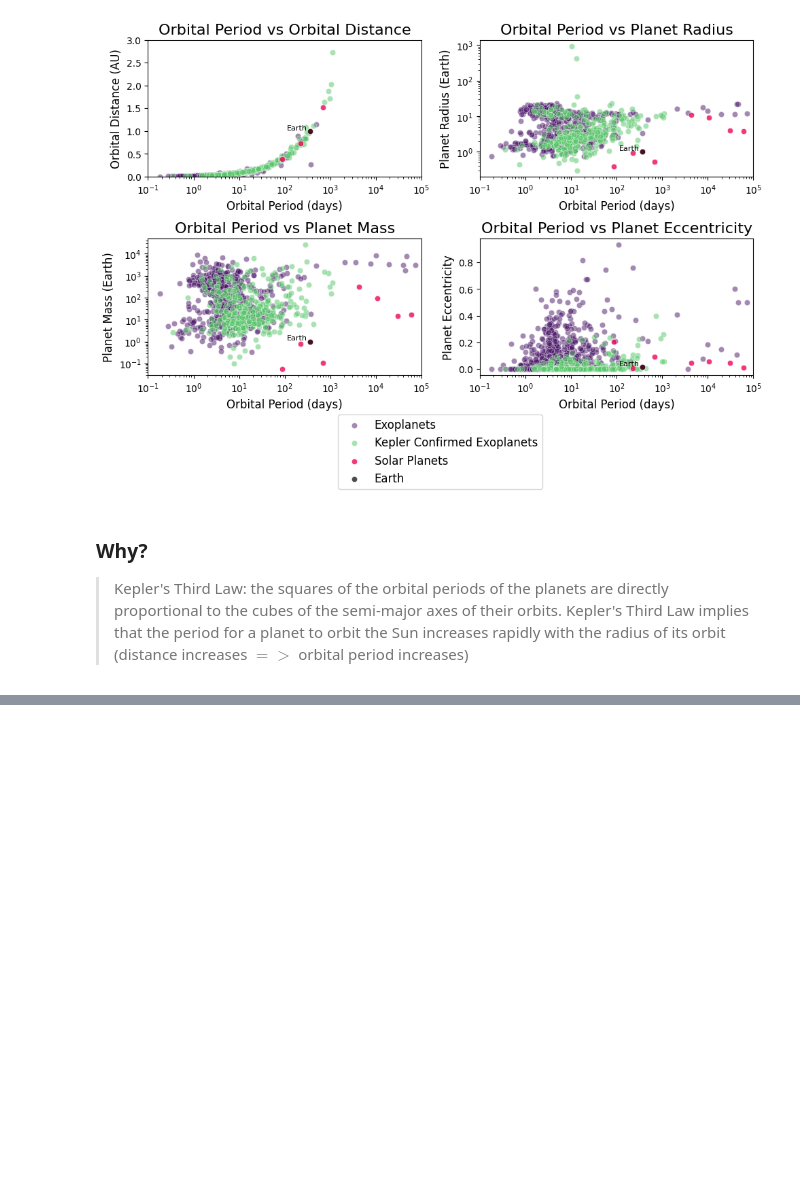
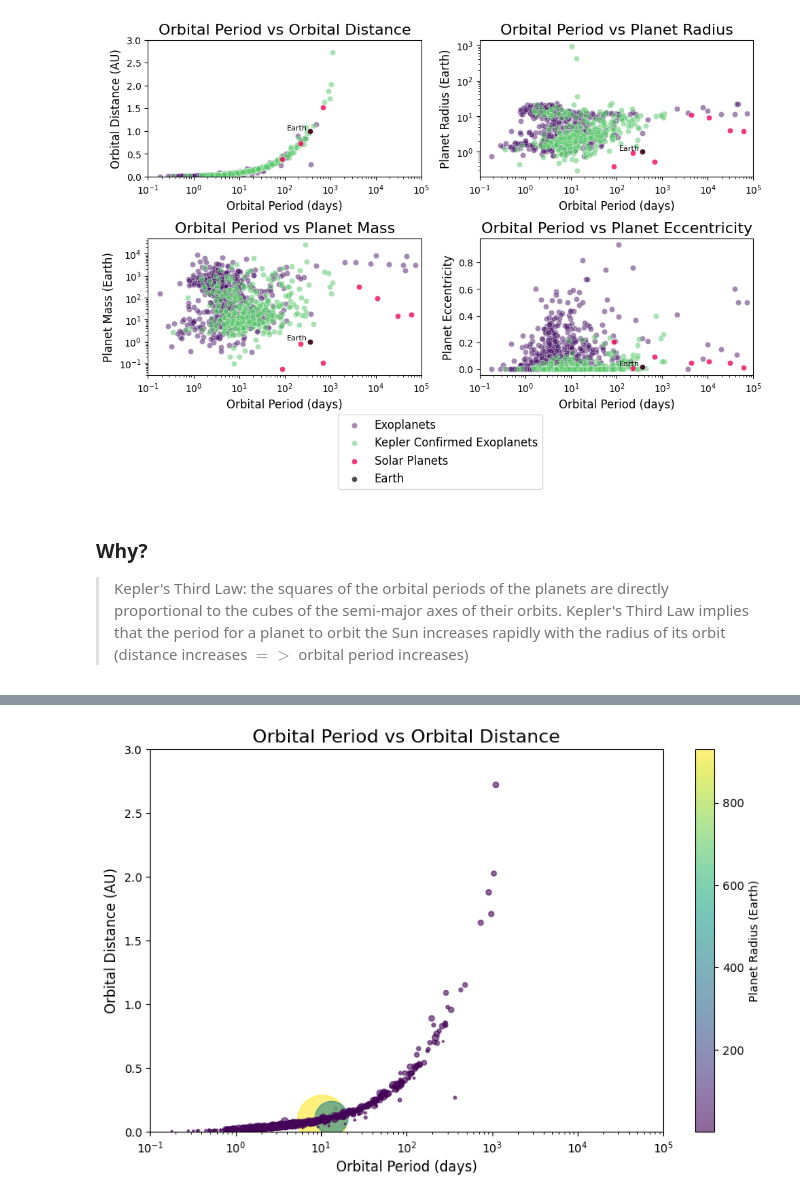
Before and after one commit to ztsv-av/mads_data_visualization, a Jupyter notebook: main.ipynb, the cells around one changed output, grey strips where cells are left out. Drawn from its saved outputs; the diff is of its cells as text; code cells hidden in the pictures; blank space fills up the shorter version.

```diff
--- a/main.ipynb
+++ b/main.ipynb
@@ -499,0 +622,23 @@ plt.show()
+# %%
+plt.figure(figsize=(10, 6))
+scatter = plt.scatter(
+    x='pl_orbper',
+    y='pl_orbsmax',
+    s=exoplanets_nas['pl_rade']*2,
+    c=exoplanets_nas['pl_rade'],
+    data=exoplanets_nas,
+    cmap='viridis',
+    alpha=0.6,
+)
+
+plt.xscale('log')
+plt.xlim(10**(-1), 10**5)
+plt.ylim(0, 3)
+plt.title('Orbital Period vs Orbital Distance', fontsize=16)
+plt.xlabel('Orbital Period (days)', fontsize=12)
+plt.ylabel('Orbital Distance (AU)', fontsize=12)
+plt.colorbar(scatter, label='Planet Radius (Earth)')
+
+plt.show()
+# %% [output]
+[figure, added]
```
Also changed, not shown: parts of 8 cells of this notebook, 1 other file.
